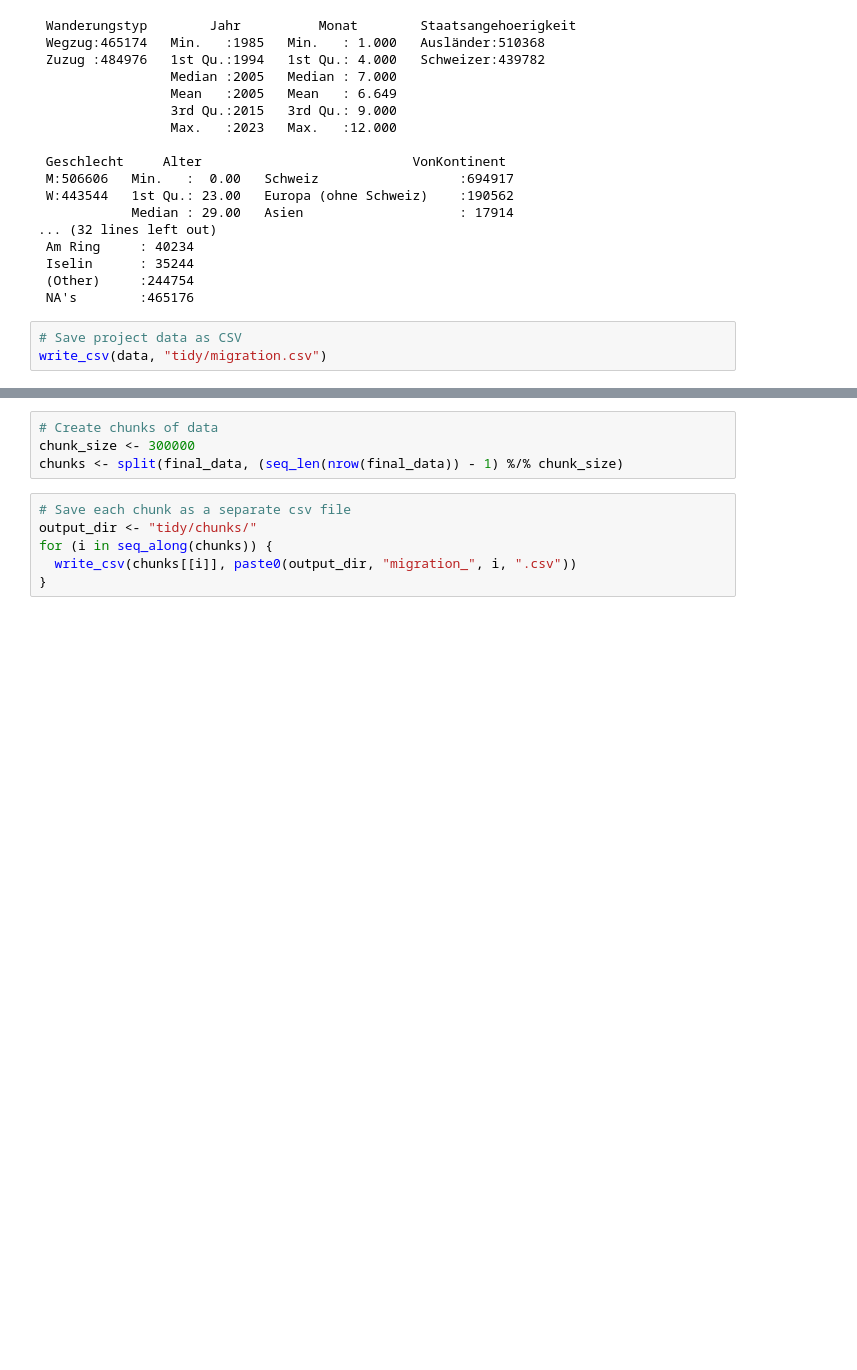
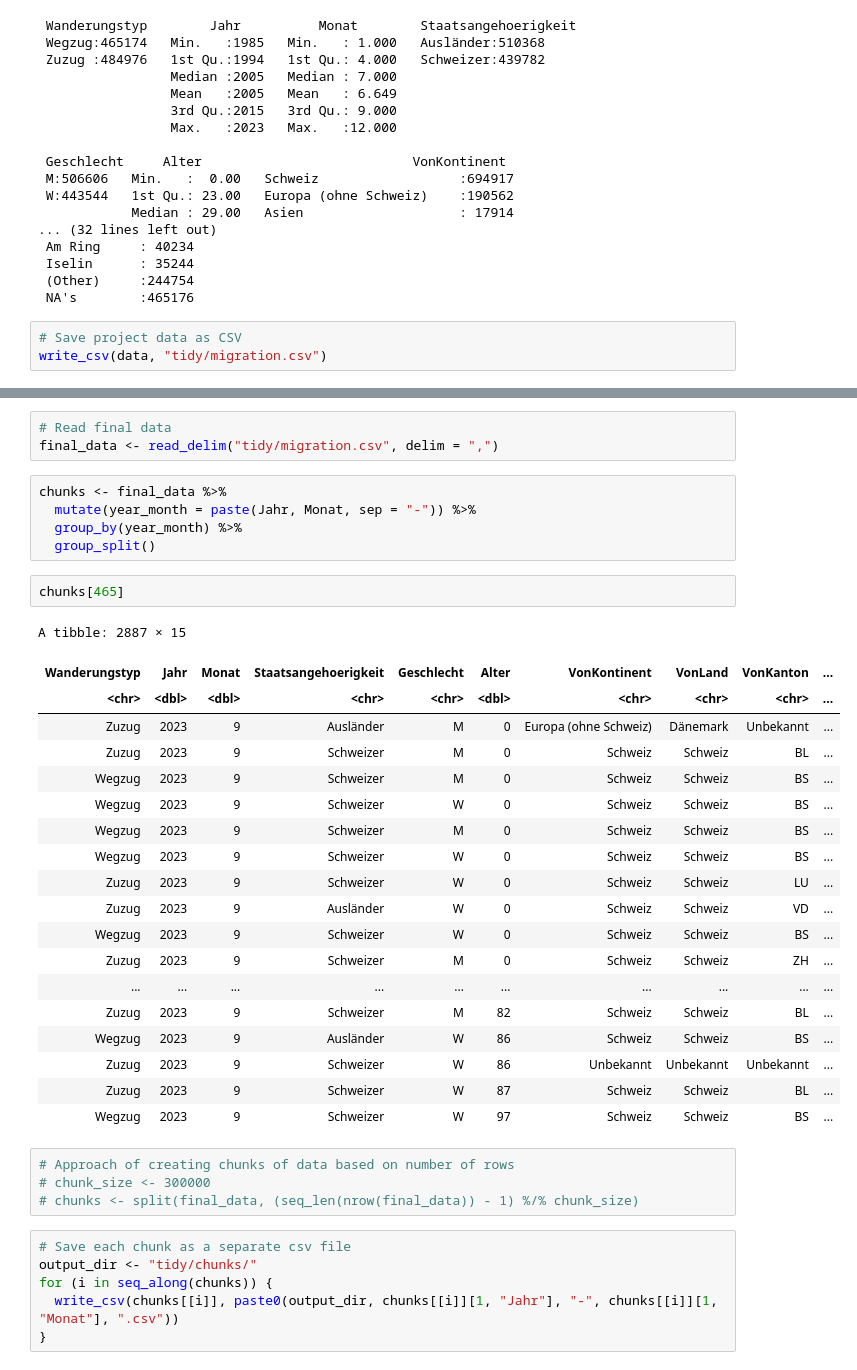
Before and after one commit to cyrill-martin/basel-migration-data, a Jupyter notebook: migration.ipynb, the cells around one changed output, grey strips where cells are left out. Cells and saved outputs as stored; diff of their text form; blank space fills up the shorter version.

```diff
--- a/migration.ipynb
+++ b/migration.ipynb
@@ -172,10 +165,40 @@ dbl  (3): Jahr, Monat, Alter
+# %%
+# Read final data
+final_data <- read_delim("tidy/migration.csv", delim = ",")
+# %%
+chunks <- final_data %>%
+  mutate(year_month = paste(Jahr, Monat, sep = "-")) %>%
+  group_by(year_month) %>%
+  group_split()
+# %%
+chunks[465]
+# %% [output]
+A tibble: 2887 × 15
+| Wanderungstyp | Jahr | Monat | Staatsangehoerigkeit | Geschlecht | Alter | VonKontinent | VonLand | VonKanton | ... |
+| <chr> | <dbl> | <dbl> | <chr> | <chr> | <dbl> | <chr> | <chr> | <chr> | ... |
+| Zuzug | 2023 | 9 | Ausländer | M | 0 | Europa (ohne Schweiz) | Dänemark | Unbekannt | ... |
+| Zuzug | 2023 | 9 | Schweizer | M | 0 | Schweiz | Schweiz | BL | ... |
+| Wegzug | 2023 | 9 | Schweizer | M | 0 | Schweiz | Schweiz | BS | ... |
+| Wegzug | 2023 | 9 | Schweizer | W | 0 | Schweiz | Schweiz | BS | ... |
+| Wegzug | 2023 | 9 | Schweizer | M | 0 | Schweiz | Schweiz | BS | ... |
+| Wegzug | 2023 | 9 | Schweizer | W | 0 | Schweiz | Schweiz | BS | ... |
+| Zuzug | 2023 | 9 | Schweizer | W | 0 | Schweiz | Schweiz | LU | ... |
+| Zuzug | 2023 | 9 | Ausländer | W | 0 | Schweiz | Schweiz | VD | ... |
+| Wegzug | 2023 | 9 | Schweizer | W | 0 | Schweiz | Schweiz | BS | ... |
+| Zuzug | 2023 | 9 | Schweizer | M | 0 | Schweiz | Schweiz | ZH | ... |
+| ... | ... | ... | ... | ... | ... | ... | ... | ... | ... |
+| Zuzug | 2023 | 9 | Schweizer | M | 82 | Schweiz | Schweiz | BL | ... |
+| Wegzug | 2023 | 9 | Ausländer | W | 86 | Schweiz | Schweiz | BS | ... |
+| Zuzug | 2023 | 9 | Schweizer | W | 86 | Unbekannt | Unbekannt | Unbekannt | ... |
+| Zuzug | 2023 | 9 | Schweizer | W | 87 | Schweiz | Schweiz | BL | ... |
+| Wegzug | 2023 | 9 | Schweizer | W | 97 | Schweiz | Schweiz | BS | ... |
 # %%
-# Create chunks of data
-chunk_size <- 300000
-chunks <- split(final_data, (seq_len(nrow(final_data)) - 1) %/% chunk_size)
+# Approach of creating chunks of data based on number of rows
+# chunk_size <- 300000
+# chunks <- split(final_data, (seq_len(nrow(final_data)) - 1) %/% chunk_size)
 # %%
 # Save each chunk as a separate csv file
 output_dir <- "tidy/chunks/"
 for (i in seq_along(chunks)) {
-  write_csv(chunks[[i]], paste0(output_dir, "migration_", i, ".csv"))
+  write_csv(chunks[[i]], paste0(output_dir, chunks[[i]][1, "Jahr"], "-", chunks[[i]][1, "Monat"], ".csv"))
 }
```
Also changed, not shown: parts of 2 cells of this notebook.
